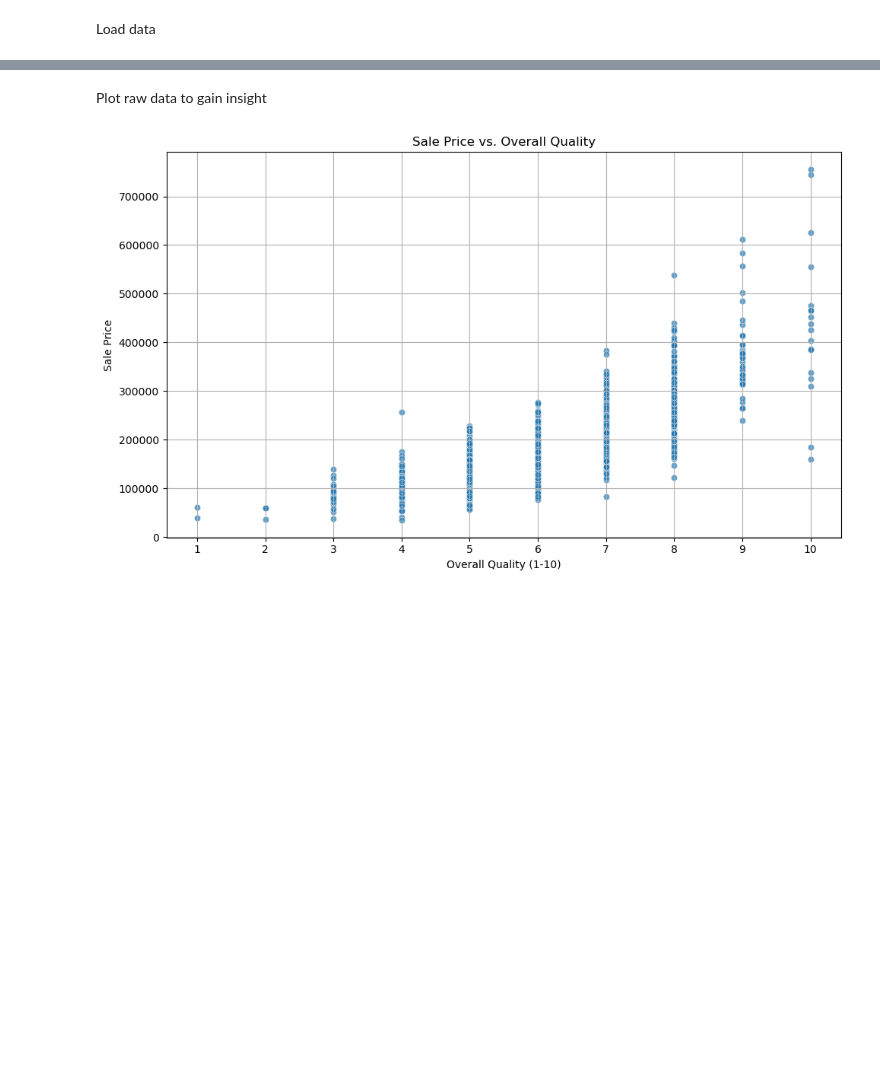
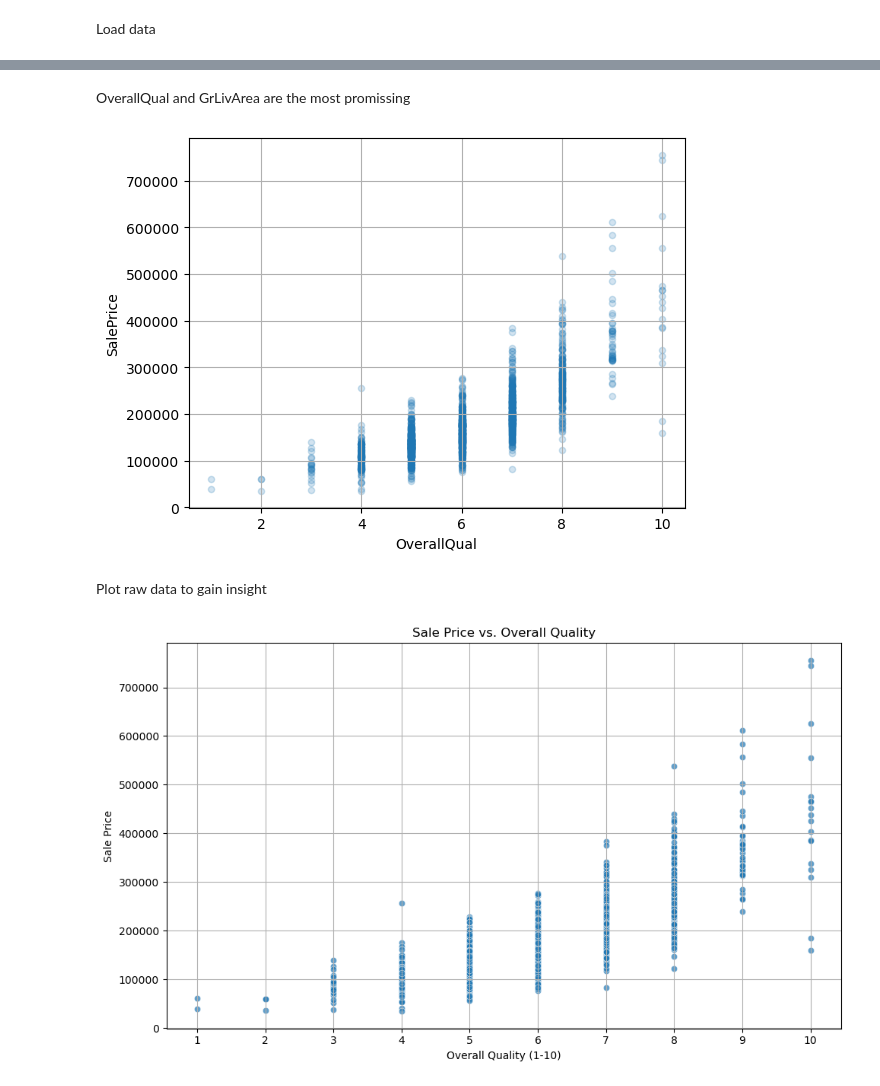
Before and after one commit to youssefabdalla/kaggle, a Jupyter notebook: kaggle_house_price_regression/house-prices-advanced-regression-techniques/house_price_kaggle_regression.ipynb, the cells around one changed output, grey strips where cells are left out. Drawn from its saved outputs; the diff is of its cells as text; code cells hidden in the pictures; blank space fills up the shorter version.

```diff
--- a/kaggle_house_price_regression/house-prices-advanced-regression-techniques/house_price_kaggle_regression.ipynb
+++ b/kaggle_house_price_regression/house-prices-advanced-regression-techniques/house_price_kaggle_regression.ipynb
@@ -7,3 +119,10 @@ data = pd.read_csv("train.csv")
+# %% [markdown]
+OverallQual and GrLivArea are the most promissing
+# %%
+data.plot(kind='scatter', x= 'OverallQual', y= 'SalePrice',alpha= 0.2, grid=True )
+plt.show()
+# %% [output]
+[figure, added]
 # %% [markdown]
 Plot raw data to gain insight
 # %%
```
Also changed, not shown: parts of 86 cells of this notebook, 3 other files.
